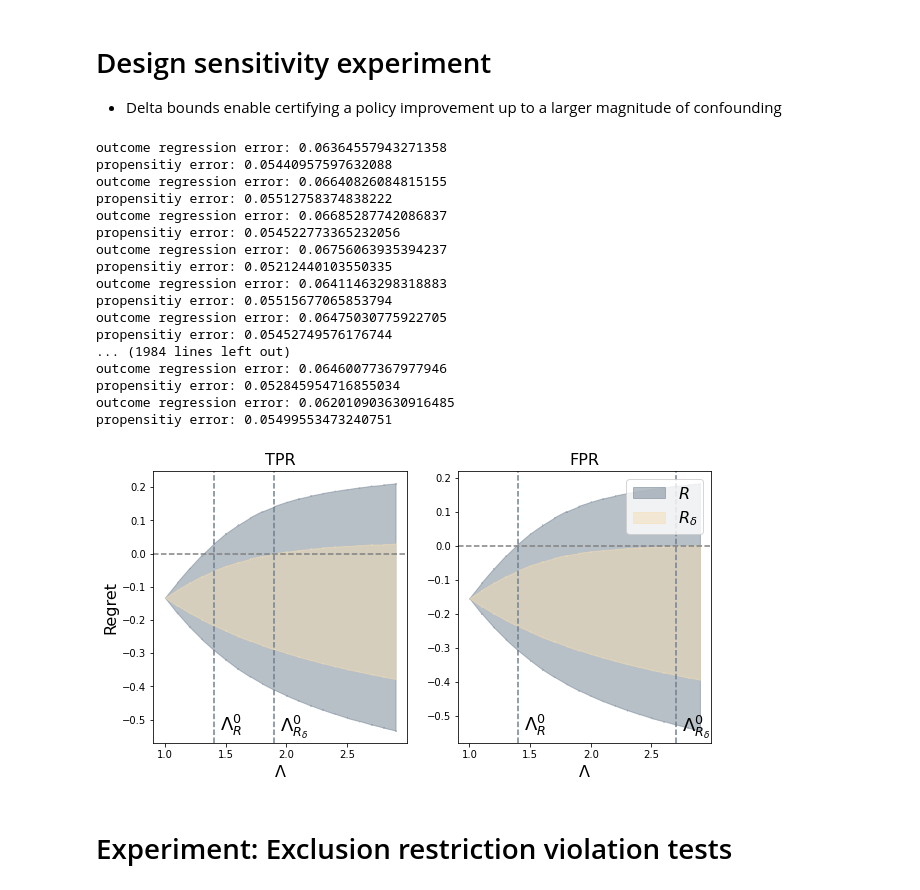
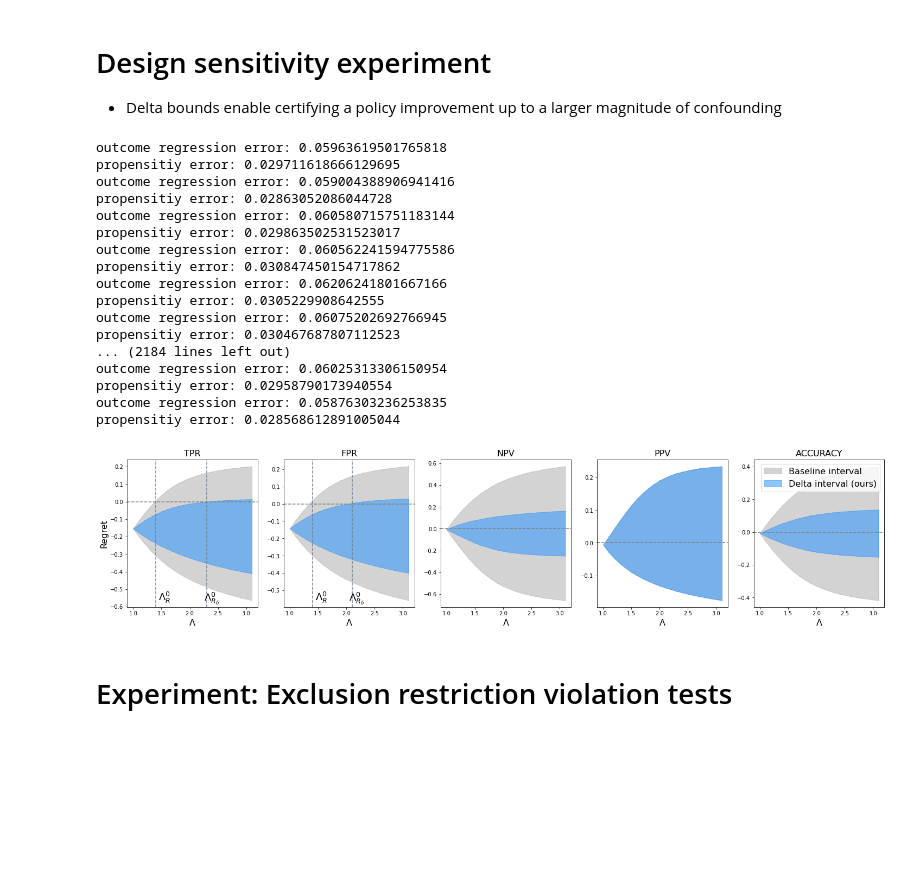
Before and after one commit to lguerdan/policy_comparison_under_confounding, a Jupyter notebook: synthetic_experiments_main.ipynb, the cells around one changed output. Saved outputs shown, nothing was run; the diff lists cells and outputs as text; code cells hidden in the pictures; blank space fills up the shorter version.

```diff
--- a/synthetic_experiments_main.ipynb
+++ b/synthetic_experiments_main.ipynb
@@ -163,50 +100,50 @@ plt.savefig('figs/pl_estimation.pdf', dpi=500, bbox_inches='tight')
 # %%
 Dx, Du = 5, 2
 nD = Dx+Du
 
 
 dgp = {
     'N': 10000,
     'Dx': Dx,
     'Du': Du,
     'nz': 10,                # Number of finite pre-treatment values
     'beta_zy': 0,            # Z -> Y loading (=0 ==> exclusion restriction is satisfied)
     'e1_coeffs': 4*np.random.rand(nD) - 2,
     'z_coeffs':  4*np.random.rand(nD) - 2,
     'mu1_coeffs': 4*np.random.rand(nD) - 1,
     'mu0_coeffs': 4*np.random.rand(nD) - 2,
     't_coeffs': 4*np.random.rand(nD) - 3,
     'lambda': 1.5,
     'lambda_star': 1.1,
     'uniform_pi': True,
-    'model': 'GB'
+    'model': 'LR'
 }
 
 msm_dgp = set_dgp_config(dgp, 'MSM')
 data = generate_data(msm_dgp)
+
+lambdas = np.arange(1, 3.2, .1)
+brdf = experiments.design_sensitivity_exp(dgp, data, lambdas, n_sims=10)
+plots.plot_design_sensitivity(brdf, 'figs/design_sensitivity.pdf')
+# %% [output]
+outcome regression error: 0.05963619501765818
+propensitiy error: 0.029711618666129695
+outcome regression error: 0.059004388906941416
+propensitiy error: 0.02863052086044728
+outcome regression error: 0.060580715751183144
+propensitiy error: 0.029863502531523017
+outcome regression error: 0.060562241594775586
+propensitiy error: 0.030847450154717862
+outcome regression error: 0.06206241801667166
+propensitiy error: 0.0305229908642555
+outcome regression error: 0.06075202692766945
+propensitiy error: 0.030467687807112523
+... (2184 lines left out)
+outcome regression error: 0.06025313306150954
+propensitiy error: 0.02958790173940554
+outcome regression error: 0.05876303236253835
+propensitiy error: 0.028568612891005044
+[figure, added]
-# %%
-lambdas = np.arange(1, 3, .1)
-brdf = experiments.design_sensitivity_exp(dgp, data, lambdas, n_sims=10)
-plots.plot_design_sensitivity(brdf)
-# %% [output]
-outcome regression error: 0.06364557943271358
-propensitiy error: 0.05440957597632088
-outcome regression error: 0.06640826084815155
-propensitiy error: 0.05512758374838222
-outcome regression error: 0.06685287742086837
-propensitiy error: 0.054522773365232056
-outcome regression error: 0.06756063935394237
-propensitiy error: 0.05212440103550335
-outcome regression error: 0.06411463298318883
-propensitiy error: 0.05515677065853794
-outcome regression error: 0.06475030775922705
-propensitiy error: 0.05452749576176744
-... (1984 lines left out)
-outcome regression error: 0.06460077367977946
-propensitiy error: 0.052845954716855034
-outcome regression error: 0.062010903630916485
-propensitiy error: 0.05499553473240751
-[figure, removed]
 # %% [markdown]
 # Experiment: Exclusion restriction violation tests
 # %%
```
Also changed, not shown: parts of 9 cells of this notebook, 8 other files.
